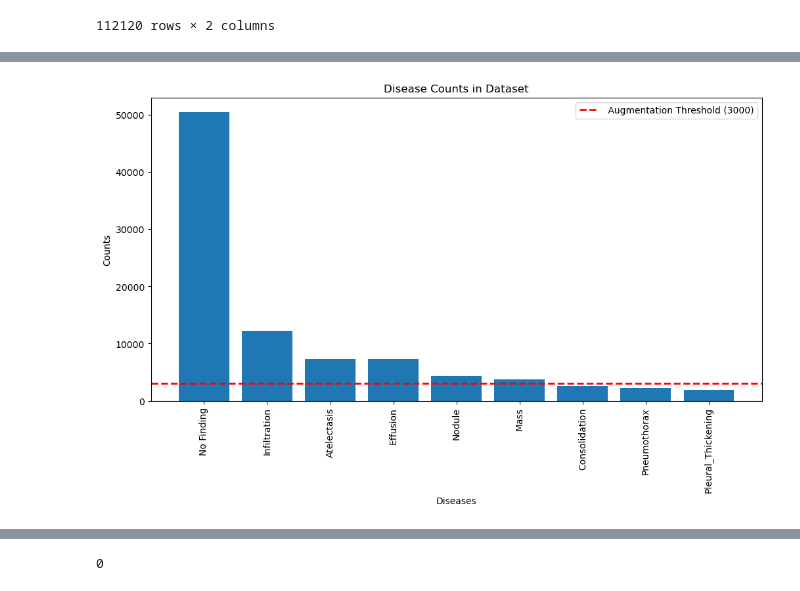
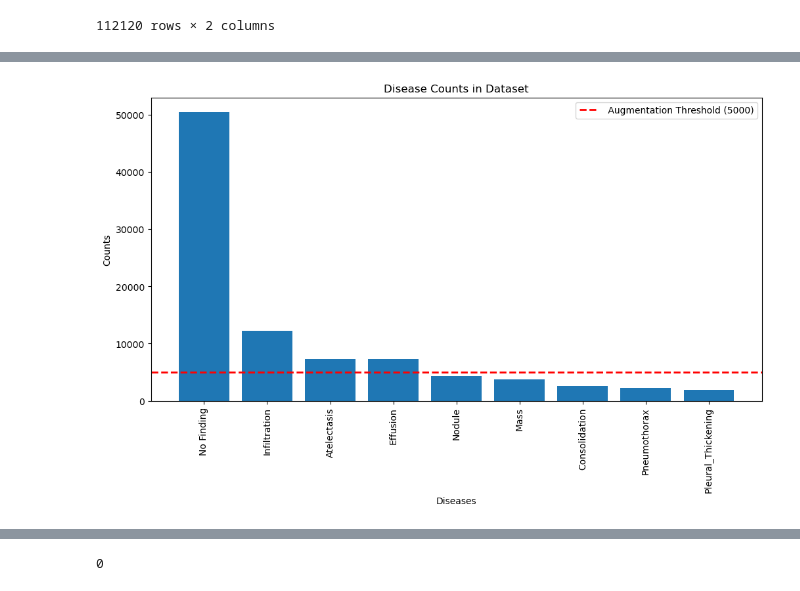
Before and after one commit to LaskawiecPiotr/X-ray-disease-detection, a Jupyter notebook: pretrained model.ipynb, the cells around one changed output, grey strips where cells are left out. Drawn from its saved outputs; the diff is of its cells as text; code cells hidden in the pictures.

```diff
--- a/pretrained model.ipynb
+++ b/pretrained model.ipynb
@@ -105,18 +128,18 @@ df_train=df_train[["Image Index"]+[i for i in diseases if i not in rare_diseases
 # %%
 # We check to see how balanced the set is and check if any class is very underrepresented.
 common_diseases=[i for i in diseases if i not in rare_diseases]
 common_counts=[df_train[i].sum() for i in common_diseases]
 common_disease_counts = sorted(zip(common_diseases, common_counts), key=lambda x: x[1], reverse=True)
 sorted_common_diseases, sorted_common_counts = zip(*common_disease_counts)
 plt.figure(figsize=(12, 6))  # Adjust figure size for readability
 plt.bar(sorted_common_diseases, sorted_common_counts)
-plt.axhline(y=3000, color='red', linestyle='--', linewidth=2, label=' Augmentation Threshold (3000)')
+plt.axhline(y=5000, color='red', linestyle='--', linewidth=2, label=' Augmentation Threshold (5000)')
 plt.xticks(rotation=90, ha='center')
 plt.xlabel('Diseases')
 plt.ylabel('Counts')
 plt.title('Disease Counts in Dataset')
 plt.legend()
 plt.show()
 # %% [output]
-[figure, old version]
+[figure, new version]
 # %%
```
Also changed, not shown: parts of 27 cells of this notebook, 5 other files.
